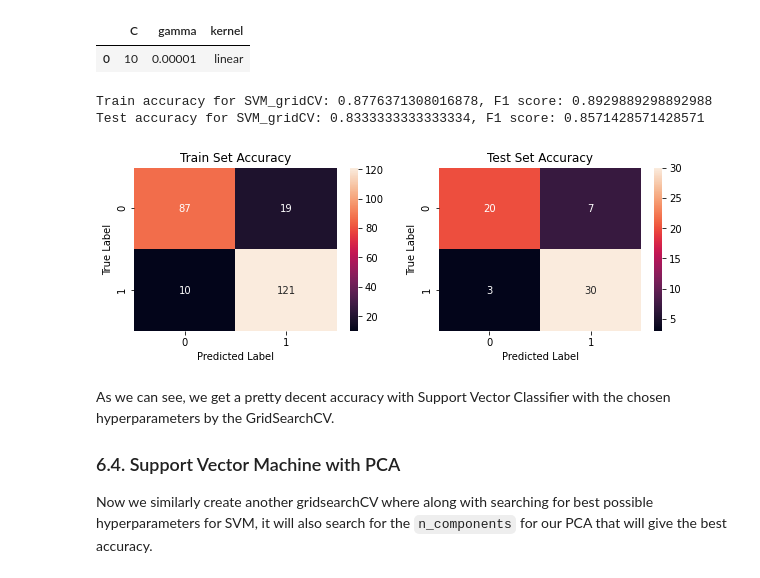
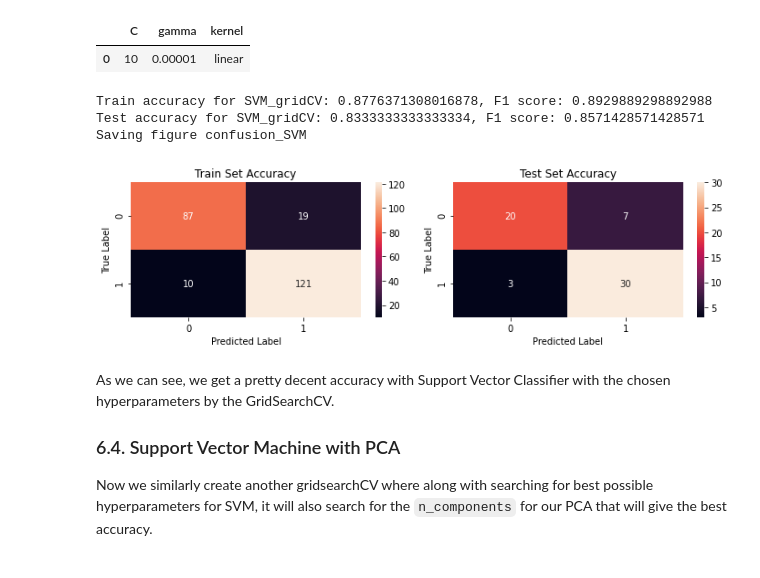
Before and after one commit to s-bose/heart_disease_classification, a Jupyter notebook: heart_disease.ipynb, the cells around one changed output. Drawn from its saved outputs; the diff is of its cells as text; code cells hidden in the pictures.

```diff
--- a/heart_disease.ipynb
+++ b/heart_disease.ipynb
@@ -550,10 +579,13 @@ Best parameters for SVM using GridSearch
 | 0 | 10 | 0.00001 | linear |
 # %%
 utils.plot_accuracy_sns(grid_svm, X_train, X_test, y_train, y_test, "SVM_gridCV")
+
+utils.save_fig("confusion_SVM")
 # %% [output]
 Train accuracy for SVM_gridCV: 0.8776371308016878, F1 score: 0.8929889298892988
 Test accuracy for SVM_gridCV: 0.8333333333333334, F1 score: 0.8571428571428571
+Saving figure confusion_SVM
-[figure, old version]
+[figure, new version]
 # %% [markdown]
 As we can see, we get a pretty decent accuracy with Support Vector Classifier with the chosen hyperparameters by the GridSearchCV.
 
```
Also changed, not shown: parts of 20 cells of this notebook, 20 other files.
